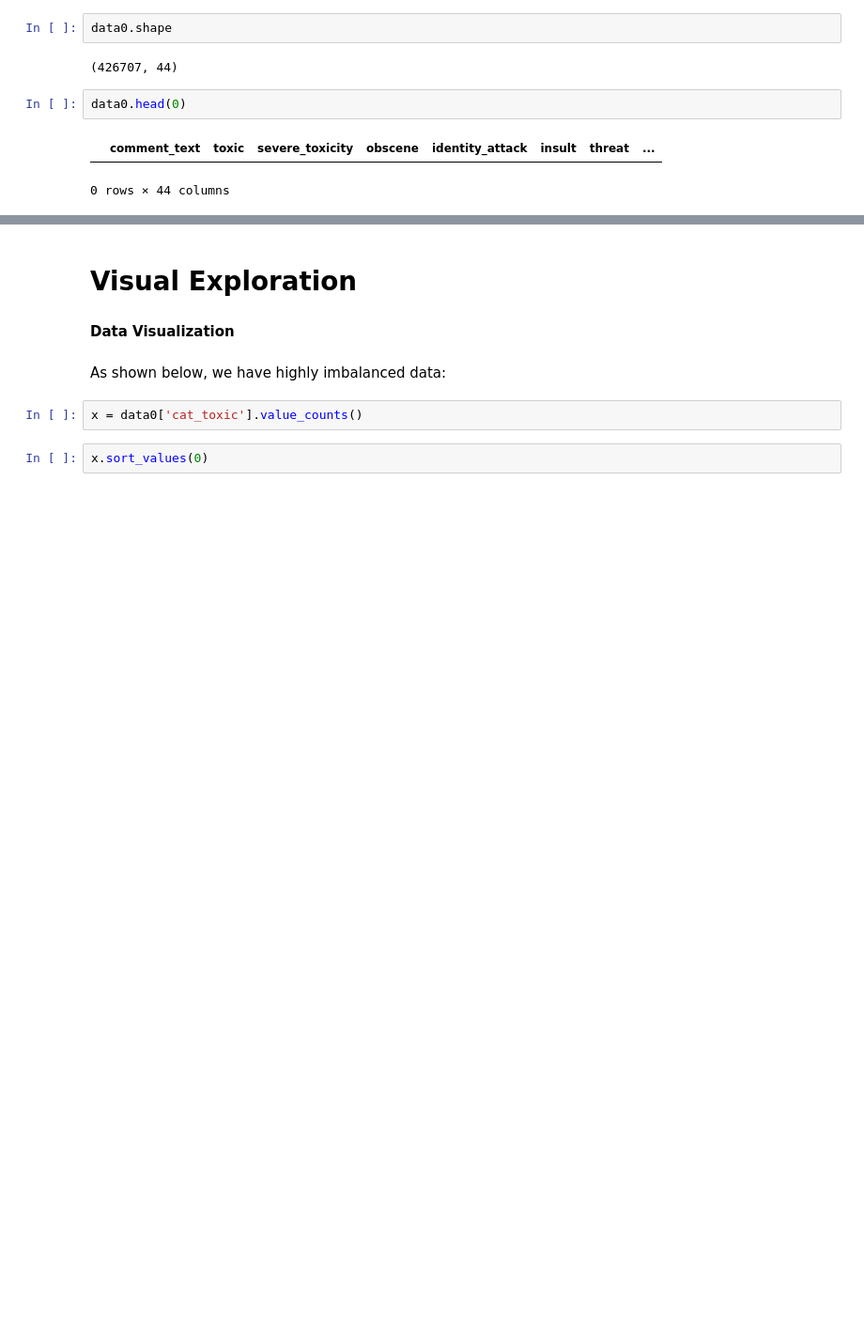
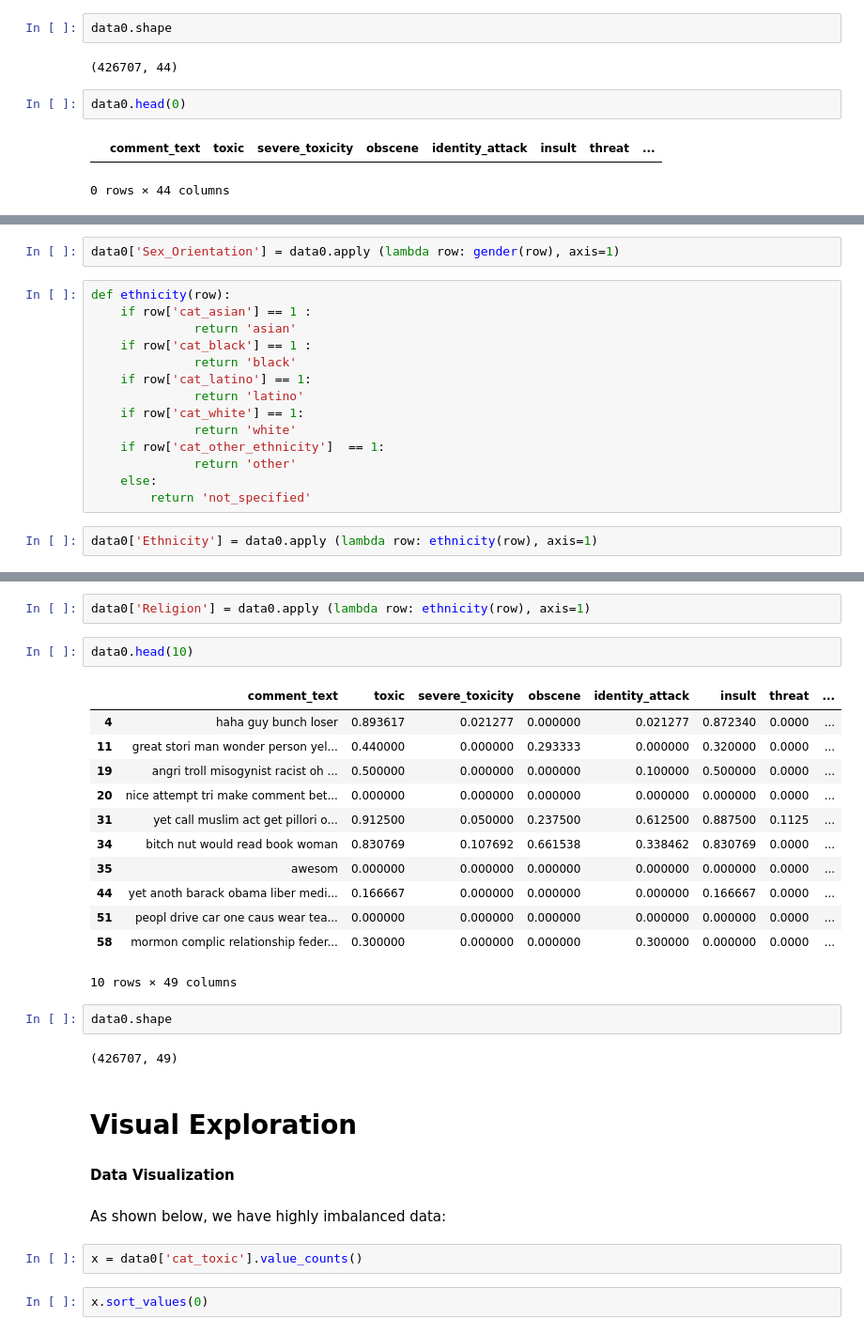
Before and after one commit to drenize/Multilingual_NLP_Classifier_Toxic_Comments, a Jupyter notebook: Toxic_Comments_EDA.ipynb, the cells around one changed output, grey strips where cells are left out. Shown at 94% size. Drawn from its saved outputs; the diff is of its cells as text; blank space fills up the shorter version.

```diff
--- a/Toxic_Comments_EDA.ipynb
+++ b/Toxic_Comments_EDA.ipynb
@@ -635,0 +684,18 @@ data0.head(0)
+# %%
+data0['Sex_Orientation'] = data0.apply (lambda row: gender(row), axis=1)
+# %%
+def ethnicity(row):
+    if row['cat_asian'] == 1 :
+              return 'asian'
+    if row['cat_black'] == 1 :
+              return 'black'
+    if row['cat_latino'] == 1:
+              return 'latino'
+    if row['cat_white'] == 1:
+              return 'white'
+    if row['cat_other_ethnicity']  == 1:
+              return 'other'
+    else:
+        return 'not_specified'
+# %%
+data0['Ethnicity'] = data0.apply (lambda row: ethnicity(row), axis=1)
@@ -636,3 +720,24 @@ data0.head(0)
+# %%
+data0['Religion'] = data0.apply (lambda row: ethnicity(row), axis=1)
+# %%
+data0.head(10)
+# %% [output]
+|  | comment_text | toxic | severe_toxicity | obscene | identity_attack | insult | threat | ... |
+| 4 | haha guy bunch loser | 0.893617 | 0.021277 | 0.000000 | 0.021277 | 0.872340 | 0.0000 | ... |
+| 11 | great stori man wonder person yel... | 0.440000 | 0.000000 | 0.293333 | 0.000000 | 0.320000 | 0.0000 | ... |
+| 19 | angri troll misogynist racist oh ... | 0.500000 | 0.000000 | 0.000000 | 0.100000 | 0.500000 | 0.0000 | ... |
+| 20 | nice attempt tri make comment bet... | 0.000000 | 0.000000 | 0.000000 | 0.000000 | 0.000000 | 0.0000 | ... |
+| 31 | yet call muslim act get pillori o... | 0.912500 | 0.050000 | 0.237500 | 0.612500 | 0.887500 | 0.1125 | ... |
+| 34 | bitch nut would read book woman | 0.830769 | 0.107692 | 0.661538 | 0.338462 | 0.830769 | 0.0000 | ... |
+| 35 | awesom | 0.000000 | 0.000000 | 0.000000 | 0.000000 | 0.000000 | 0.0000 | ... |
+| 44 | yet anoth barack obama liber medi... | 0.166667 | 0.000000 | 0.000000 | 0.000000 | 0.166667 | 0.0000 | ... |
+| 51 | peopl drive car one caus wear tea... | 0.000000 | 0.000000 | 0.000000 | 0.000000 | 0.000000 | 0.0000 | ... |
+| 58 | mormon complic relationship feder... | 0.300000 | 0.000000 | 0.000000 | 0.300000 | 0.000000 | 0.0000 | ... |
+10 rows × 49 columns
+# %%
+data0.shape
+# %% [output]
+(426707, 49)
 # %% [markdown]
 # Visual Exploration
 # %% [markdown]
```
Also changed, not shown: parts of 15 cells of this notebook.
